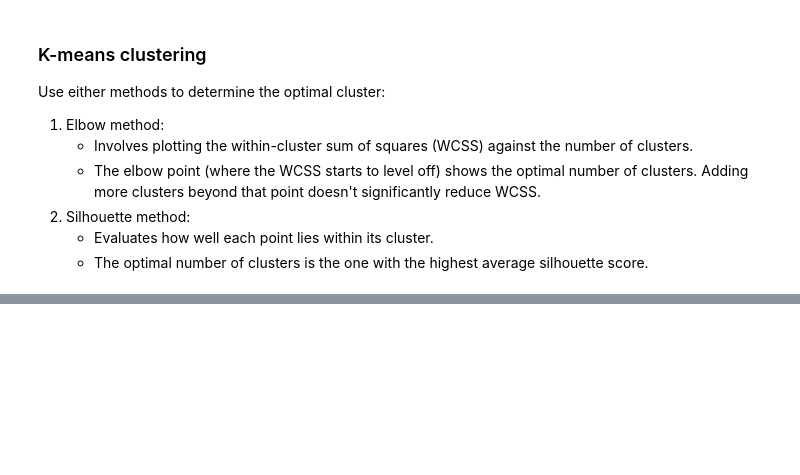
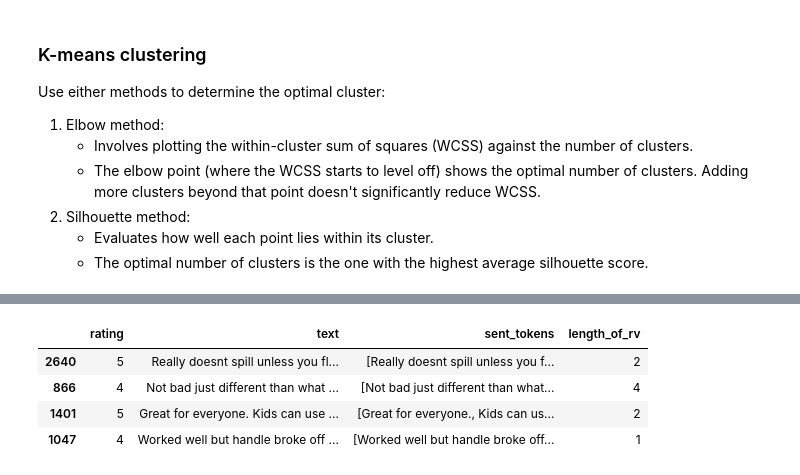
Before and after one commit to marieljum/NLP_Amazon_Reviews_Sentiment, a Jupyter notebook: notebooks/Text_Summarization.ipynb, the cells around one changed output, grey strips where cells are left out. Saved outputs shown, nothing was run; the diff lists cells and outputs as text; code cells hidden in the pictures; blank space fills up the shorter version.

```diff
--- a/notebooks/Text_Summarization.ipynb
+++ b/notebooks/Text_Summarization.ipynb
@@ -235,22 +320,0 @@ Text: Been using it everyday for a while now no leaks easy to use perfect size
-# %%
-def regex_clean(text):
-    # convert html escapes like &amp; to characters.
-    text = html.unescape(text)
-    # tags like <tab>
-    text = re.sub(r'<[^<>]*>', ' ', text)
-    # markdown URLs like [Some text](https://....)
-    text = re.sub(r'\[([^\[\]]*)\]\([^\(\)]*\)', r'\1', text)
-    # text or code in brackets like [0]
-    text = re.sub(r'\[[^\[\]]*\]', ' ', text)
-    # standalone sequences of specials, matches &# but not #cool
-    text = re.sub(r'(?:^|\s)[&#<>{}\[\]+|\\:-]{1,}(?:\s|$)', ' ', text)
-    # standalone sequences of hyphens like --- or ==
-    text = re.sub(r'(?:^|\s)[\-=\+]{2,}(?:\s|$)', ' ', text)
-    # Remove all punctuation except periods and apostrophes
-    text = re.sub(r"[^\w\s'.]", '', text)
-    # sequences of white spaces
-    text = re.sub(r'\s+', ' ', text)
-    return text.strip()
-
-filtered_df['text'] = filtered_df['text'].apply(regex_clean)
-filtered_df[['rating', 'text']].sample(2)
@@ -308,6 +320,0 @@ Original stopwords count: 301
-# %%
-# Clean the text
-filtered_df['text'] = filtered_df['text'].apply(clean_data)
-# Extract lemmas
-filtered_df['lemmas'] = filtered_df['text'].apply(extract_lemmas_with_pos)
-filtered_df[['rating', 'text', 'lemmas']].sample(2)
@@ -317,0 +323,6 @@ filtered_df[['rating', 'text', 'lemmas']].sample(2)
+# %%
+product = 'B08XXQSHH6'
+
+filtered_df = filtered_df.loc[filtered_df['parent_asin'] == product]
+filtered_df.reset_index(drop=True, inplace=True)
+len(filtered_df)
@@ -476,0 +576,7 @@ for i in range(k):
+# %%
+rev_list = list(filtered_df['text'])
+split_sentences(rev_list)
+# Adding split reviews in the data frame
+filtered_df['sent_tokens'] = rev_list
+# Calculating lenght of sentences in each review
+filtered_df['length_of_rv'] = filtered_df['sent_tokens'].map(lambda x: len(x))
@@ -476,0 +603,8 @@ for i in range(k):
+# %%
+filtered_df[['rating', 'text', 'sent_tokens', 'length_of_rv']].sample(4)
+# %% [output]
+|  | rating | text | sent_tokens | length_of_rv |
+| 2640 | 5 | Really doesnt spill unless you fl... | [Really doesnt spill unless you f... | 2 |
+| 866 | 4 | Not bad just different than what ... | [Not bad just different than what... | 4 |
+| 1401 | 5 | Great for everyone. Kids can use ... | [Great for everyone., Kids can us... | 2 |
+| 1047 | 4 | Worked well but handle broke off ... | [Worked well but handle broke off... | 1 |
```
Also changed, not shown: parts of 48 cells of this notebook.
